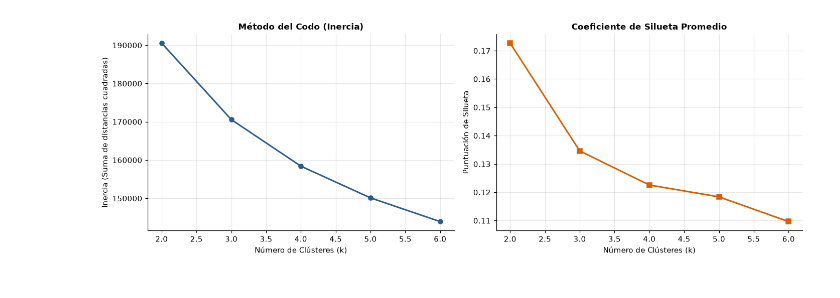
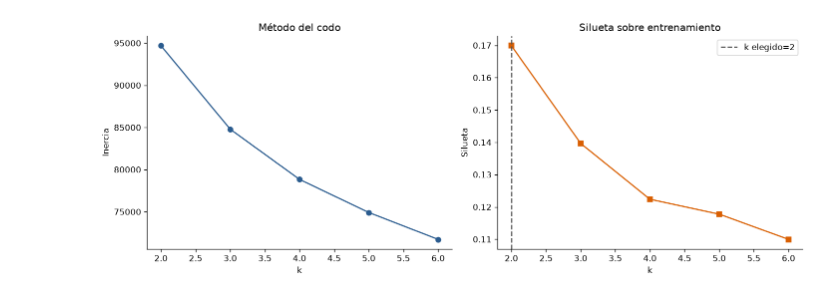
Before and after one commit to TaniaGorosito/aa-2026-entorno, a Jupyter notebook: proyecto_equipo/notebooks/07_clasificacion.ipynb, the cells around one changed output. Cells and saved outputs as stored; diff of their text form; code cells hidden in the pictures.

```diff
--- a/proyecto_equipo/notebooks/07_clasificacion.ipynb
+++ b/proyecto_equipo/notebooks/07_clasificacion.ipynb
@@ -156,22 +152,8 @@ Pipelines de clasificación inicializados.
 # %%
-# Diccionario con todos los modelos
-modelos_clasif = {
-    'Baseline (Regresión Logística)': pipe_lr,
-    'Árbol de Decisión (max_depth=8)': pipe_dt,
-    'Naive Bayes (GaussianNB)': pipe_nb,
-    'Ensamble (Random Forest)': pipe_rf
-}
-
-predicciones_train = {}
-predicciones_test = {}
-
-# Entrenamiento secuencial y almacenamiento de predicciones
+predicciones_train, predicciones_test = {}, {}
 for nombre, modelo in modelos_clasif.items():
-    print(f"Entrenando {nombre}...")
     modelo.fit(X_train, y_train)
     predicciones_train[nombre] = modelo.predict(X_train)
     predicciones_test[nombre] = modelo.predict(X_test)
-    print(f" -> {nombre} ajustado y evaluado.")
-
-print("\nFase 2 completada: Todos los modelos entrenaron exitosamente.")
+    print(f"Entrenado y evaluado: {nombre}")
 # %% [output]
@@ -314,45 +249,38 @@ Gráfico comparativo guardado en salidas_tp3/grafico_comparativo_metricas.png
 # %%
+# Clustering opcional. Se ajusta en TRAIN; el test se reserva para comparar después.
 from sklearn.cluster import KMeans
-from sklearn.decomposition import PCA
-from sklearn.metrics import silhouette_score, davies_bouldin_score
 
-# 1. Transformar las features con el ColumnTransformer ya ajustado
-X_train_trans = preprocesador.transform(X_train)
-X_test_trans = preprocesador.transform(X_test)
+preprocesador_cluster = crear_preprocesador().fit(X_train)
+X_cluster_train = preprocesador_cluster.transform(X_train)
+X_cluster_test = preprocesador_cluster.transform(X_test)
 
-# 2. Muestreo estratificado de test (para calcular silueta de forma rápida y sin saturar memoria)
-np.random.seed(SEMILLA)
-idx_muestra = np.random.choice(X_test_trans.shape[0], size=5000, replace=False)
-X_sub = X_test_trans[idx_muestra]
+# Muestra reproducible del entrenamiento para seleccionar k sin mirar etiquetas.
+rng = np.random.default_rng(SEMILLA)
+n_cluster = min(15_000, len(X_cluster_train))
+idx_cluster = rng.choice(len(X_cluster_train), size=n_cluster, replace=False)
+X_cluster_muestra = X_cluster_train[idx_cluster]
+rango_k = range(2, 7)
+inercias, siluetas, davies_bouldin = [], [], []
+for k in rango_k:
+    km = KMeans(n_clusters=k, random_state=SEMILLA, n_init=5, max_iter=200)
+    etiquetas = km.fit_predict(X_cluster_muestra)
+    inercias.append(km.inertia_)
+    siluetas.append(silhouette_score(X_cluster_muestra, etiquetas, sample_size=min(5_000, len(etiquetas)), random_state=SEMILLA))
+    davies_bouldin.append(davies_bouldin_score(X_cluster_muestra, etiquetas))
 
-inercias = []
-siluetas = []
-rango_k = range(2, 7)
+k_optimo = list(rango_k)[int(np.argmax(siluetas))]
+metricas_k = pd.DataFrame({"k": list(rango_k), "Inercia": inercias, "Silueta": siluetas, "Davies-Bouldin": davies_bouldin})
+display(metricas_k.round(4))
+print(f"Se selecciona k={k_optimo} por la mayor silueta en la muestra de entrenamiento; el índice Davies-Bouldin complementa la lectura (menor es mejor).")
 
-for k in rango_k:
-    km = KMeans(n_clusters=k, random_state=SEMILLA, n_init=10)
-    etiquetas_k = km.fit_predict(X_test_trans)
-    inercias.append(km.inertia_)
-    siluetas.append(silhouette_score(X_sub, etiquetas_k[idx_muestra]))
-
-# 3. Gráficos de diagnóstico: Método del Codo y Coeficiente de Silueta
-fig, (ax1, ax2) = plt.subplots(1, 2, figsize=(13, 4.5))
-
-ax1.plot(list(rango_k), inercias, marker='o', color='#2b5c8f', linewidth=2)
-ax1.set_title("Método del Codo (Inercia)", fontsize=11, fontweight='bold')
-ax1.set_xlabel("Número de Clústeres (k)")
-ax1.set_ylabel("Inercia (Suma de distancias cuadradas)")
-ax1.grid(alpha=0.3)
-
-ax2.plot(list(rango_k), siluetas, marker='s', color='#d95f02', linewidth=2)
-ax2.set_title("Coeficiente de Silueta Promedio", fontsize=11, fontweight='bold')
-ax2.set_xlabel("Número de Clústeres (k)")
-ax2.set_ylabel("Puntuación de Silueta")
-ax2.grid(alpha=0.3)
-
+fig, (ax1, ax2) = plt.subplots(1, 2, figsize=(12, 4.5))
+ax1.plot(list(rango_k), inercias, marker="o", color=COLOR_BASE)
+ax1.set(title="Método del codo", xlabel="k", ylabel="Inercia")
+ax2.plot(list(rango_k), siluetas, marker="s", color=COLOR_LINEA)
+ax2.axvline(k_optimo, linestyle="--", color="#555", label=f"k elegido={k_optimo}")
+ax2.set(title="Silueta sobre entrenamiento", xlabel="k", ylabel="Silueta")
+ax2.legend()
 plt.tight_layout()
-plt.savefig("salidas_tp3/diagnostico_k_optimo_clustering.png", dpi=300, bbox_inches='tight')
+plt.savefig(SALIDAS / "seleccion_kmeans_tp3.png", dpi=250, bbox_inches="tight")
 plt.show()
-
-print("Diagnóstico de clustering guardado en salidas_tp3/diagnostico_k_optimo_clustering.png")
 # %% [output]
@@ -359 +294 @@ print("Diagnóstico de clustering guardado en salidas_tp3/diagnostico_k_optimo_c
-[figure, old version]
+[figure, new version]
```
Also changed, not shown: parts of 17 cells of this notebook, 3 other files.
